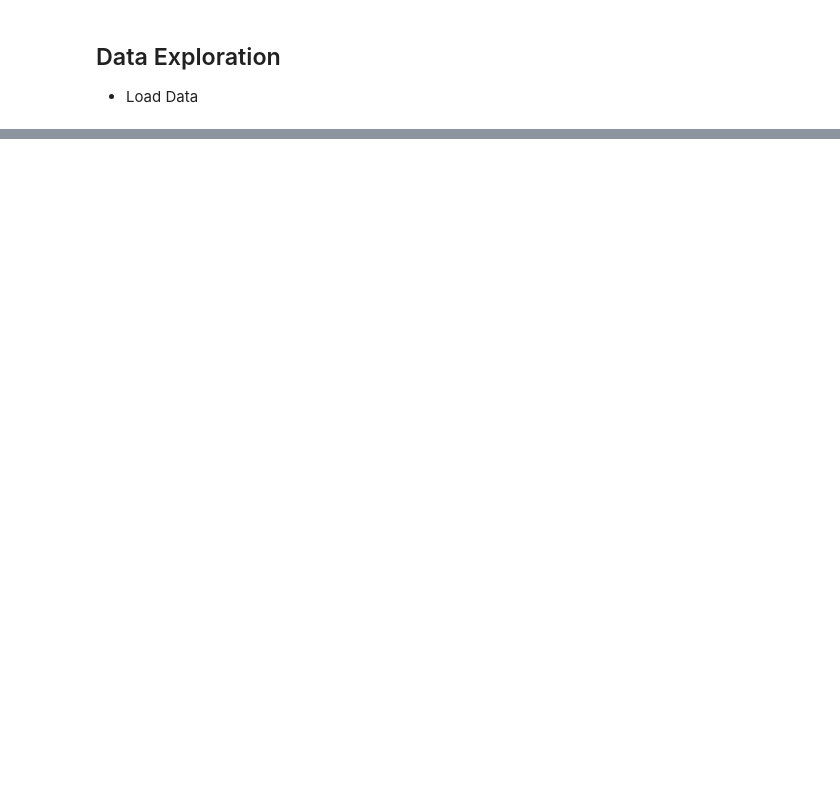
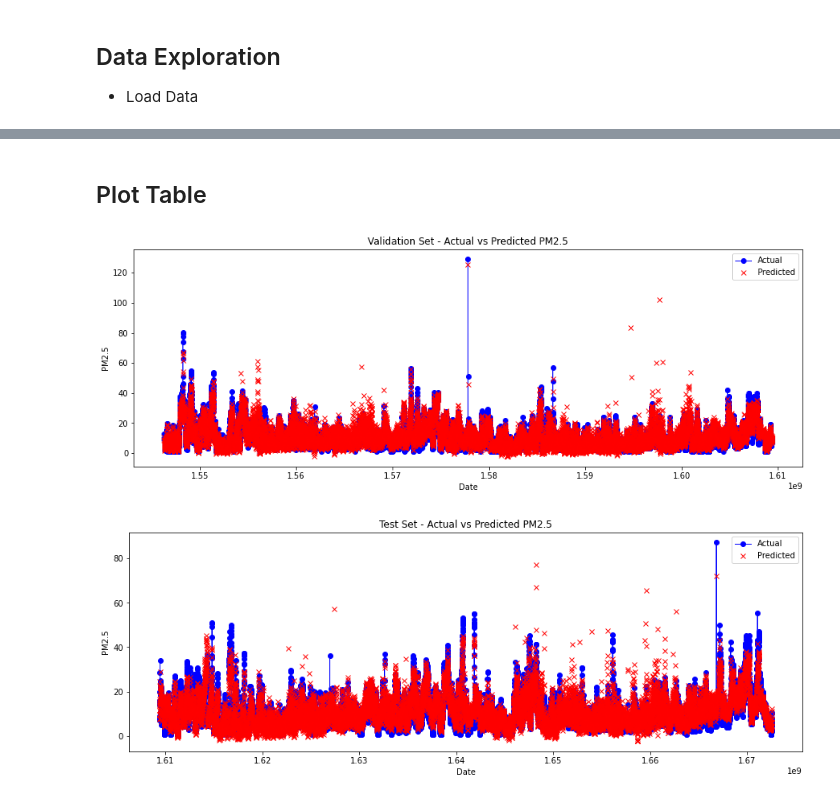
Before and after one commit to tugcekonuklar/irp-air-pollution, a Jupyter notebook: notebook/irp_pm_linear_regression.ipynb, the cells around one changed output, grey strips where cells are left out. Cells and saved outputs as stored; diff of their text form; code cells hidden in the pictures; blank space fills up the shorter version.

```diff
--- a/notebook/irp_pm_linear_regression.ipynb
+++ b/notebook/irp_pm_linear_regression.ipynb
@@ -70,0 +250,10 @@ df_clean.describe().transpose()
+# %%
+# Define the distribution of hyperparameters to sample from
+# Here, we define a uniform distribution over a log scale for the alpha parameter
+param_distributions = {'alpha': uniform(1e-4, 1e4)}
+
+# Set up the random search with cross-validation
+# n_iter sets the number of different combinations to try
+# cv is the number of folds for cross-validation
+# scoring determines the metric used to evaluate the models
+random_search = RandomizedSearchCV(estimator=model, param_distributions=param_distributions, n_iter=100, cv=5, scoring='neg_mean_absolute_error', verbose=1, random_state=42, n_jobs=-1)
@@ -70,0 +262,10 @@ df_clean.describe().transpose()
+# %%
+# Fit the random search to the data (use the PCA-transformed data)
+random_search.fit(X_train_pca, y_train)
+
+# Print the best parameters
+print('Best parameters found: ', random_search.best_params_)
+# %%
+# Use the best estimator to make predictions
+y_val_pred = random_search.best_estimator_.predict(X_val_pca)
+y_test_pred = random_search.best_estimator_.predict(X_test_pca)
@@ -70,0 +357,39 @@ df_clean.describe().transpose()
+# %% [markdown]
+## Plot Table
+# %%
+
+# Let's assume y_val is your validation set actual values and y_val_pred are the predictions
+# Similarly, y_test and y_test_pred for the test set
+
+# Plotting the actual vs predicted values for validation set
+plt.figure(figsize=(15, 5))
+
+# Actual values - using blue color with a line marker
+plt.plot(validation_data.index, y_val, color='blue', marker='o', label='Actual', linestyle='-', linewidth=1)
+
+# Predicted values - using red color with a cross marker
+plt.plot(validation_data.index, y_val_pred, color='red', marker='x', label='Predicted', linestyle='None')
+
+plt.title('Validation Set - Actual vs Predicted PM2.5')
+plt.xlabel('Date')
+plt.ylabel('PM2.5')
+plt.legend()
+plt.show()
+
+# For the test set, do similarly
+plt.figure(figsize=(15, 5))
+
+# Actual values - using blue color with a line marker
+plt.plot(test_data.index, y_test, color='blue', marker='o', label='Actual', linestyle='-', linewidth=1)
+
+# Predicted values - using red color with a cross marker
+plt.plot(test_data.index, y_test_pred, color='red', marker='x', label='Predicted', linestyle='None')
+
+plt.title('Test Set - Actual vs Predicted PM2.5')
+plt.xlabel('Date')
+plt.ylabel('PM2.5')
+plt.legend()
+plt.show()
+# %% [output]
+[figure, added]
+[figure, added]
```
Also changed, not shown: parts of 43 cells of this notebook, 1 other file.
